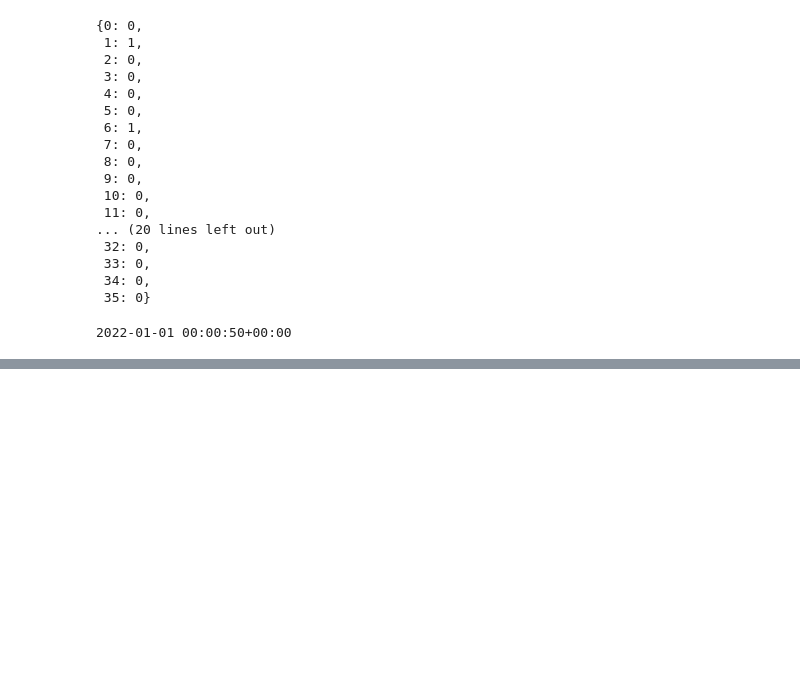
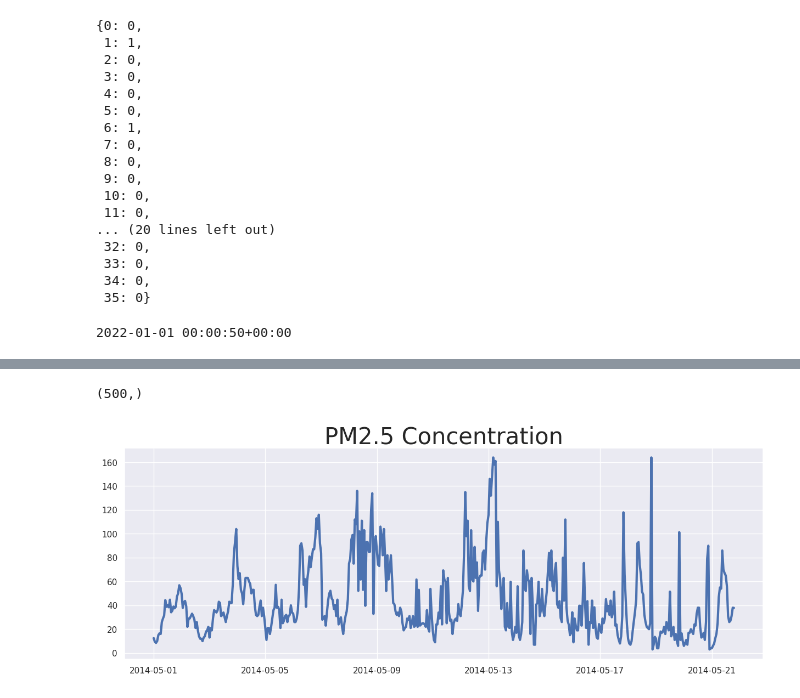
Before and after one commit to mattalajas/GEODE2025, a Jupyter notebook: Imputation/final_pred.ipynb, the cells around one changed output, grey strips where cells are left out. Saved outputs shown, nothing was run; the diff lists cells and outputs as text; code cells hidden in the pictures; blank space fills up the shorter version.

```diff
--- a/Imputation/final_pred.ipynb
+++ b/Imputation/final_pred.ipynb
@@ -643,0 +941,28 @@ for sensor in sensors:
+# %%
+y_hat[ranges[0]:ranges[1], -1, 240, :].squeeze(-1).shape
+# %% [output]
+(500,)
+# %%
+import seaborn as sns
+import pandas as pd
+
+leng = 500
+
+y_hat = deets[0][1]
+
+cur_data = pd.DataFrame({
+    'x': dataset.dataframe().index[:leng],
+    'y': y_hat[ranges[0]:ranges[1], -1, 240, :].squeeze(-1),
+})
+
+fig, ax = plt.subplots(figsize=(15, 5))
+# sns.set_style("darkgrid")
+sns.set_theme()
+plot = sns.lineplot(data=cur_data, x = 'x', y="y", ax=ax, linewidth=3)
+plot.set(xlabel=None, ylabel=None)
+# plt.ylim(33, 57)
+plt.title('PM2.5 Concentration', fontsize=30)
+plt.show()
+# plot.tick_params(left=False, bottom=False)
+# %% [output]
+[figure, added]
```
Also changed, not shown: parts of 20 cells of this notebook, 9 other files.
